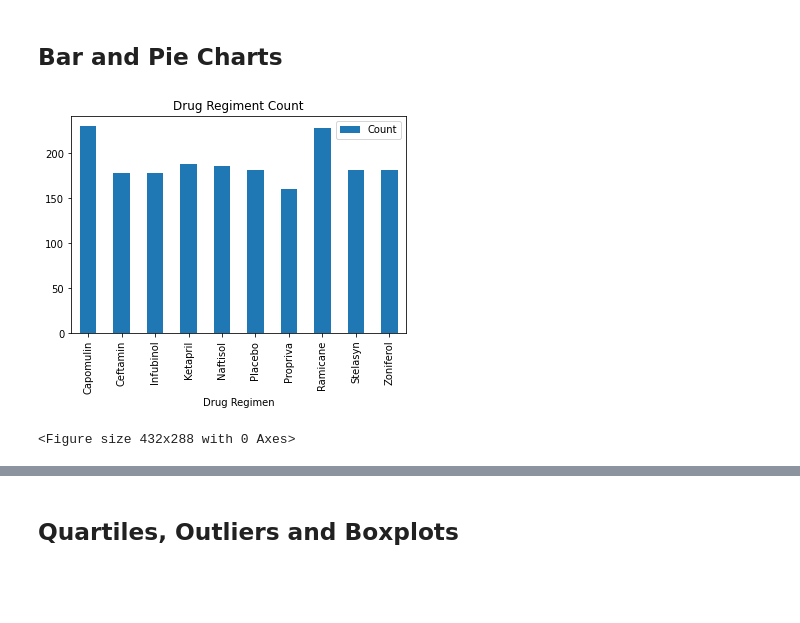
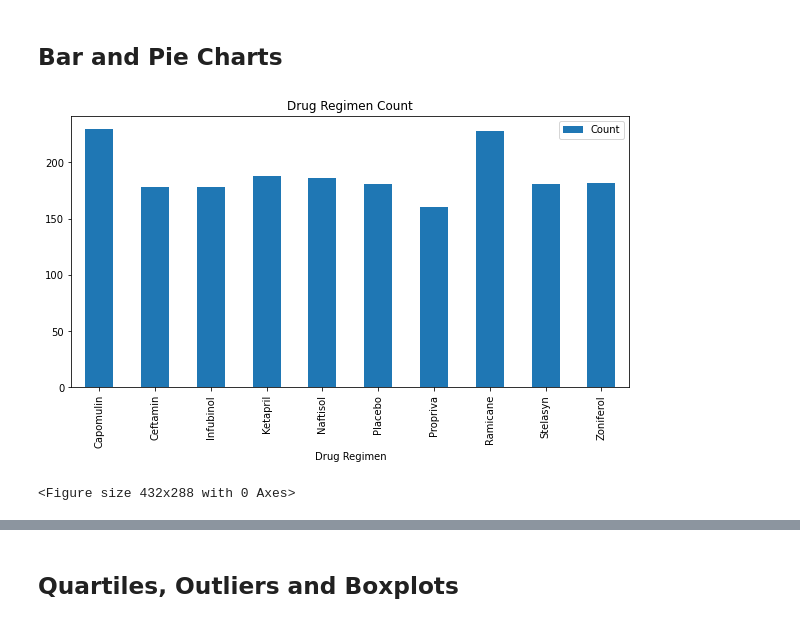
Before and after one commit to speedracer05/Matplotlib-Challenge, a Jupyter notebook: Pymaceuticals/pymaceuticals_starter.ipynb, the cells around one changed output, grey strips where cells are left out. Cells and saved outputs as stored; diff of their text form; code cells hidden in the pictures; blank space fills up the shorter version.

```diff
--- a/Pymaceuticals/pymaceuticals_starter.ipynb
+++ b/Pymaceuticals/pymaceuticals_starter.ipynb
@@ -140,15 +140,15 @@ ValueError: no results
 # %%
 # Generate a bar plot showing the total number of measurements taken on each drug regimen using pandas.
 regimen_df = clean_mouse.groupby(['Drug Regimen']).count().reset_index()
 regimen_data = regimen_df[['Drug Regimen', 'Mouse ID']].rename(columns={"Mouse ID": "Count"})
 
 regimen_data = regimen_data.set_index('Drug Regimen')
 
-regimen_data.plot(kind='bar')
+regimen_data.plot(kind='bar', figsize=(10,5))
 
-plt.title('Drug Regiment Count')
+plt.title('Drug Regimen Count')
 plt.show()
 plt.tight_layout()
 # %% [output]
-[figure, old version]
+[figure, new version]
 <Figure size 432x288 with 0 Axes>
```
Also changed, not shown: parts of 2 cells of this notebook.
